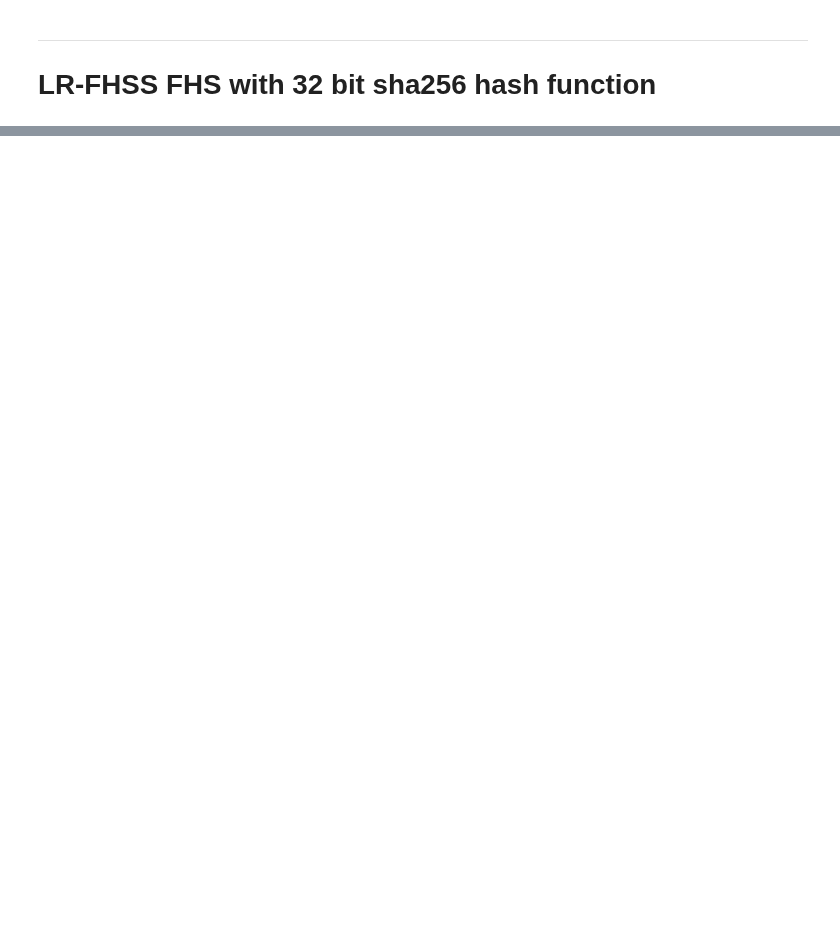
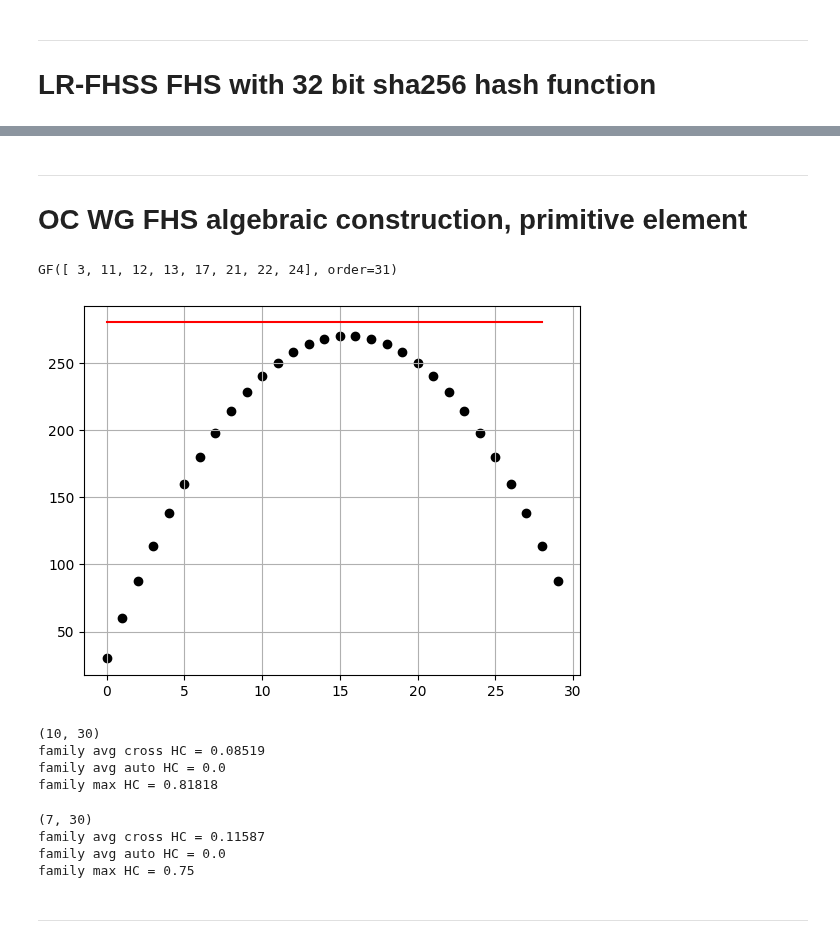
Before and after one commit to diegomm6/lr-fhss_seq-families, a Jupyter notebook: test.ipynb, the cells around one changed output, grey strips where cells are left out. Drawn from its saved outputs; the diff is of its cells as text; code cells hidden in the pictures; blank space fills up the shorter version.

Commit message:
implemented one coincidence methods

```diff
--- a/test.ipynb
+++ b/test.ipynb
@@ -366,0 +397,14 @@ avg_crossHC(method2_fam)
+# %%
+l = 287
+d = 8
+
+print(f"a={gcd(l, d)}\tb={gcd(l, d+1)}\tc={gcd(l, d+2)}")
+
+x = get_3l_sequence(l, d)
+xx = filter_freq(x)
+method2_fam4 = split_seq(31, xx)
+
+print(method2_fam4.shape)
+print(f"family avg cross HC = {round(avg_crossHC(method2_fam4),5)}")
+print(f"family avg auto HC = {round(avg_autoHC(method2_fam4),5)}")
+print(f"family max HC = {round(avg_maxHC(method2_fam4),5)}")
@@ -454,2 +459,0 @@ totalSlots = numOCW * numOBW * (startLimit + seq_length)
-# %%
-n = 10000
@@ -635,0 +649,6 @@ avg_maxHC(lr_fhss_family)
+# %%
+q = 279
+d = 7
+
+x = get_generator_seq(q,d)
+x
@@ -635,0 +674,19 @@ avg_maxHC(lr_fhss_family)
+# %% [markdown]
+---
+# OC WG FHS algebraic construction, primitive element
+# %%
+p=31
+
+p_elements = galois.GF(p).primitive_elements
+p_elements
+# %% [output]
+GF([ 3, 11, 12, 13, 17, 21, 22, 24], order=31)
+# %%
+for w in range(p-1):
+    plt.scatter(w, w*p - w**2 + p - 1, color='k')
+
+plt.plot([x for x in range(w)], [280 for x in range(w)], color='r')
+plt.grid()
+plt.show()
+# %% [output]
+[figure, added]
@@ -635,0 +715,24 @@ avg_maxHC(lr_fhss_family)
+# %%
+print(WGFHSset.shape)
+print(f"family avg cross HC = {round(avg_crossHC(WGFHSset),5)}")
+print(f"family avg auto HC = {round(avg_autoHC(WGFHSset),5)}")
+print(f"family max HC = {round(avg_maxHC(WGFHSset),5)}")
+# %% [output]
+(10, 30)
+family avg cross HC = 0.08519
+family avg auto HC = 0.0
+family max HC = 0.81818
+# %%
+a = 24
+WGFHSset = get_WGFHSset(p, w, a, d)
+print(WGFHSset.shape)
+print(f"family avg cross HC = {round(avg_crossHC(WGFHSset),5)}")
+print(f"family avg auto HC = {round(avg_autoHC(WGFHSset),5)}")
+print(f"family max HC = {round(avg_maxHC(WGFHSset),5)}")
+# %% [output]
+(7, 30)
+family avg cross HC = 0.11587
+family avg auto HC = 0.0
+family max HC = 0.75
+# %% [markdown]
+---
```
Also changed, not shown: parts of 77 cells of this notebook, 7 other files.
